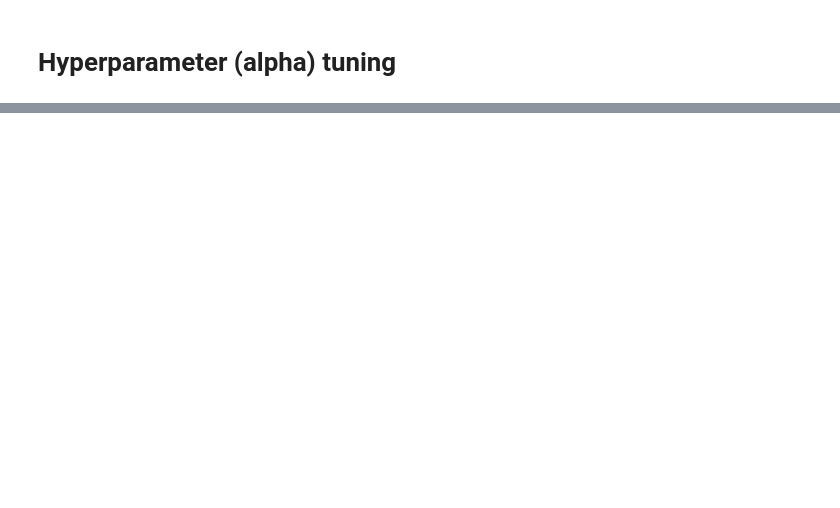
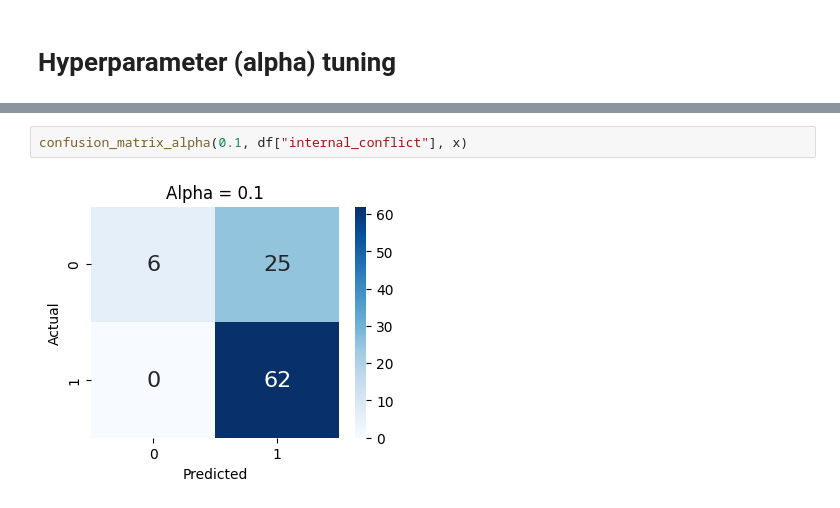
Before and after one commit to jonathanold/conflict-india, a Jupyter notebook: code/SATP code/naive_bayes_satp.ipynb, the cells around one changed output, grey strips where cells are left out. Drawn from its saved outputs; the diff is of its cells as text; blank space fills up the shorter version.

```diff
--- a/code/SATP code/naive_bayes_satp.ipynb
+++ b/code/SATP code/naive_bayes_satp.ipynb
@@ -182,0 +214,4 @@ pd.DataFrame(data)
+# %%
+confusion_matrix_alpha(0.1, df["internal_conflict"], x)
+# %% [output]
+[figure, added]
```
Also changed, not shown: parts of 20 cells of this notebook.
